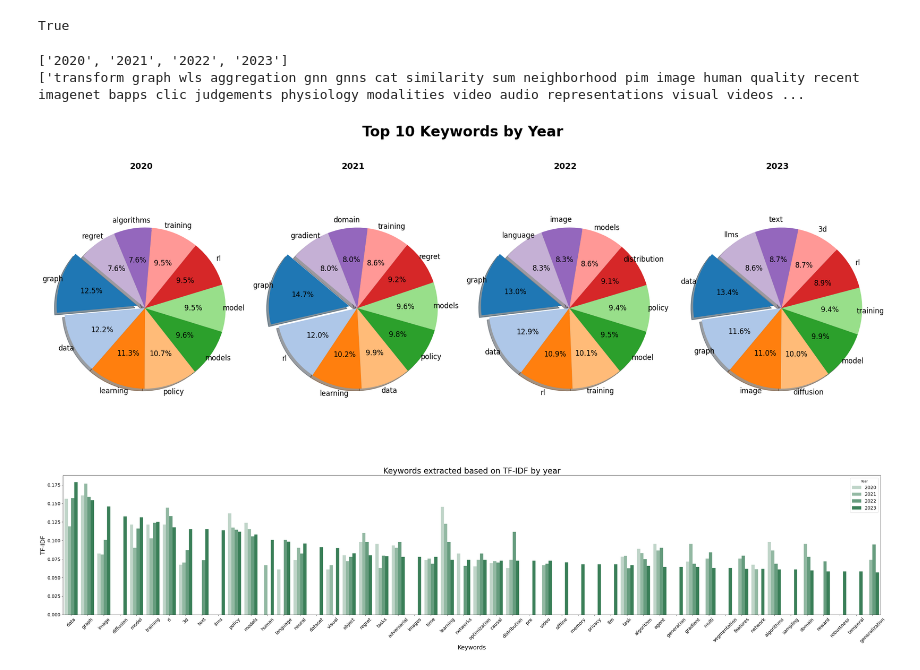
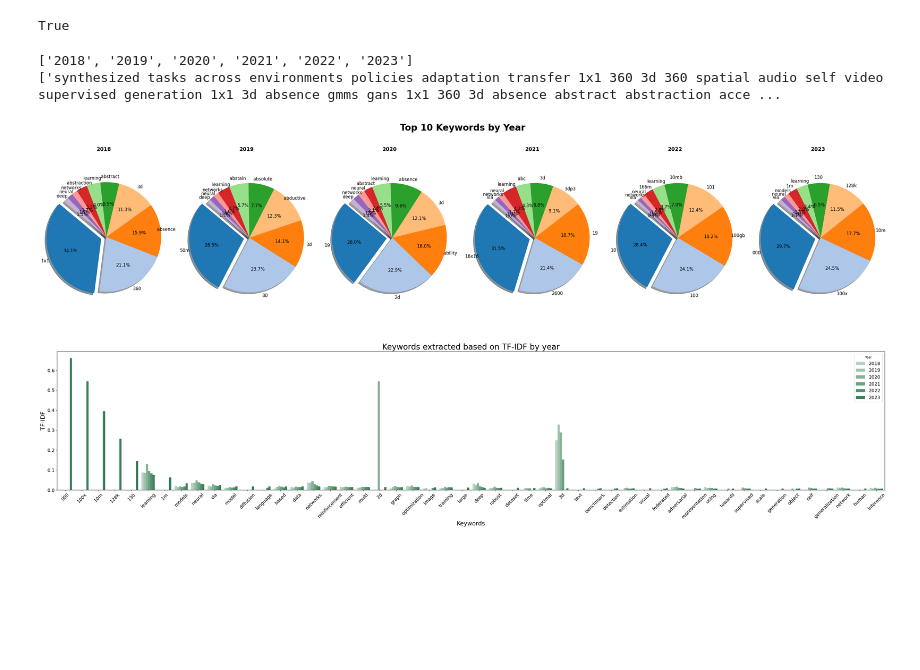
Before and after one commit to chpark-ML/diffusion-model-tutorial, a Jupyter notebook: projects/main.ipynb, the cells around one changed output. Cells and saved outputs as stored; diff of their text form; code cells hidden in the pictures; blank space fills up the shorter version.

```diff
--- a/projects/main.ipynb
+++ b/projects/main.ipynb
@@ -5,6 +5,8 @@ import pandas as pd
 import seaborn as sns
 from collections import Counter
 from glob import glob
+# %%
+TARGET_FEATURE = "TF-IDF given the whole Title"
 # %% [markdown]
 ## Load csv Files
 # %%
@@ -26,7 +28,7 @@ for key, value in dfs.items():
     string_set = set()
     string_list = list()
     string_counter = Counter()
-    for string in value["TF-IDF given the whole Abstract"]:
+    for string in value[TARGET_FEATURE]:
         items = string.split(', ')
         for item in items:
             string_set.add(item)
@@ -48,13 +54,15 @@ def make_autopct(values):
 # 가장 많이 등장한 문자열 top k와 파이 그래프 생성
 k = 10  # 원하는 상위 k개
 num_years = len(string_counter_year)
-fig, axs = plt.subplots(1, num_years, figsize=(20, 8))  # 1행 num_years열의 서브플롯 생성
+fig, axs = plt.subplots(1, num_years, figsize=(32, 8))  # 1행 num_years열의 서브플롯 생성
 
 for i, (year, string_counter) in enumerate(string_counter_year.items()):
     # 전체 문자열 요소 개수
     total_elements = sum(string_counter.values())
     # 유일한 문자열 요소 개수
     unique_elements = len(string_set_year[year])
+
+    print(f"year:{year}, unique/total: {unique_elements}/{total_elements}")
     # 가장 많이 등장한 문자열 top k
     most_common_elements = string_counter.most_common(k)
 
@@ -150,8 +164,8 @@ for key, tfidf_dict in zip(keys_list, word_tfidf_abstracts):
     key_words = {word: tfidf for word, tfidf in key_words}
     key_words_dict[key] = key_words
 # %% [output]
-['2020', '2021', '2022', '2023']
-['transform graph wls aggregation gnn gnns cat similarity sum neighborhood pim image human quality recent imagenet bapps clic judgements physiology modalities video audio representations visual videos ...
+['2018', '2019', '2020', '2021', '2022', '2023']
+['synthesized tasks across environments policies adaptation transfer 1x1 360 3d 360 spatial audio self video supervised generation 1x1 3d absence gmms gans 1x1 360 3d absence abstract abstraction acce ...
 # %%
 # top k 설정
 k = 10
@@ -165,7 +179,7 @@ for year, keywords in key_words_dict.items():
 
 # 그래프 설정
 num_years = len(key_words_dict)
-fig, axs = plt.subplots(1, num_years, figsize=(20, 8))
+fig, axs = plt.subplots(1, num_years, figsize=(32, 8))
 
 # 색상 설정
 colors = plt.cm.tab20(range(k))  # 색상 팔레트
@@ -197,38 +211,38 @@ plt.tight_layout(rect=[0, 0.03, 1, 0.95])  # 레이아웃 조정
 # 그래프 출력
 plt.show()
 # %% [output]
-[figure, old version]
+[figure, new version]
 # %%
 sorting_standard = "2023"
 topk = 100
 
 # Sorting keywords based on 2023 data
 keywords_sorted = sorted(key_words_dict[sorting_standard], key=key_words_dict[sorting_standard].get, reverse=True)
 top_keywords = keywords_sorted[:topk]
 
 # Creating a DataFrame for Seaborn plotting
 data = {'Year': [], 'Keyword': [], 'TF-IDF': []}
 for year, year_data in key_words_dict.items():
     for keyword in top_keywords:
         data['Year'].append(year)
         data['Keyword'].append(keyword)
         data['TF-IDF'].append(year_data.get(keyword, 0))
 
 df = pd.DataFrame(data)
 
 # Generate a color palette
-palette = sns.light_palette("seagreen", reverse=True, n_colors=5)[:len(key_words_dict)][::-1]
+palette = sns.light_palette("seagreen", reverse=True, n_colors=8)[:len(key_words_dict)][::-1]
 
 # Plotting with Seaborn
 plt.figure(figsize=(36, 8))
 sns.barplot(x='Keyword', y='TF-IDF', hue='Year', data=df, palette=palette)
 plt.title(f'Keywords extracted based on TF-IDF by year', fontsize=24)
 plt.xlabel('Keywords', fontsize=18)
 plt.ylabel('TF-IDF', fontsize=18)
 plt.xticks(rotation=45, ha='center', fontsize=14)
 plt.yticks(fontsize=14)
 plt.tight_layout()
 plt.legend(title='Year', fontsize=14)
 plt.show()
 # %% [output]
-[figure, old version]
+[figure, new version]
```
Also changed, not shown: parts of 2 cells of this notebook, 1 other file.
